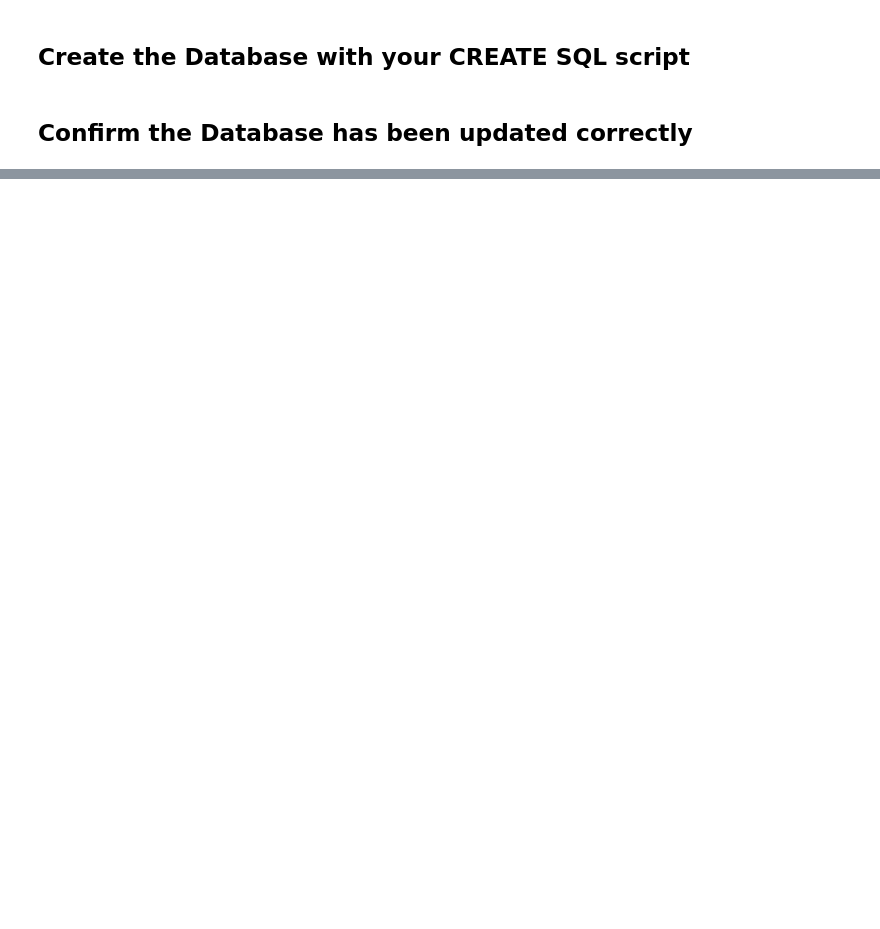
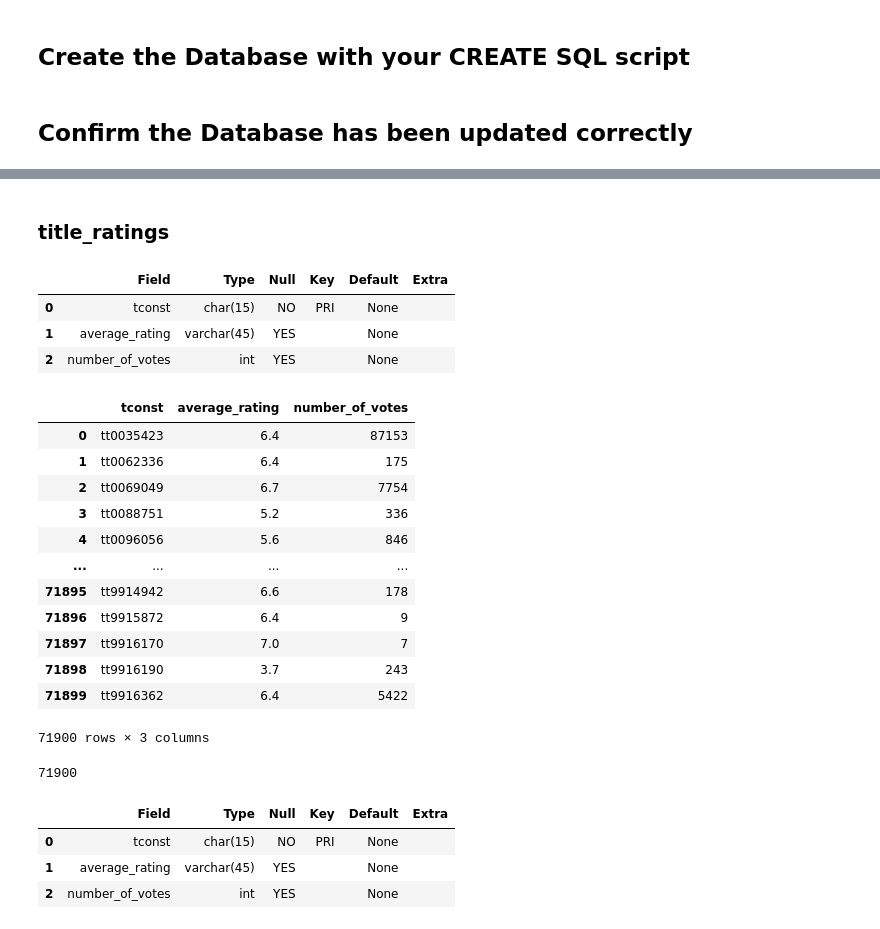
Before and after one commit to swhaley01/Project-2, a Jupyter notebook: Project 2 - Part 2.ipynb, the cells around one changed output, grey strips where cells are left out. Saved outputs shown, nothing was run; the diff lists cells and outputs as text; code cells hidden in the pictures; blank space fills up the shorter version.

```diff
--- a/Project 2 - Part 2.ipynb
+++ b/Project 2 - Part 2.ipynb
@@ -120,0 +232,45 @@ STRING COLUMN MAX LENGTHS:
+# %% [markdown]
+### title_ratings
+# %%
+q = """DESCRIBE ratings;"""
+pd.read_sql(q, engine)
+# %% [output]
+|  | Field | Type | Null | Key | Default | Extra |
+| 0 | tconst | char(15) | NO | PRI | None |  |
+| 1 | average_rating | varchar(45) | YES |  | None |  |
+| 2 | number_of_votes | int | YES |  | None |  |
+# %%
+col_map = {'tconst':'tconst',
+        'averageRating':'average_rating',
+        'numVotes':'number_of_votes',
+          }
+
+ratings_db = ratings[col_map.keys()]
+ratings_db = ratings_db.rename(col_map, axis=1)
+ratings_db
+# %% [output]
+|  | tconst | average_rating | number_of_votes |
+| 0 | tt0035423 | 6.4 | 87153 |
+| 1 | tt0062336 | 6.4 | 175 |
+| 2 | tt0069049 | 6.7 | 7754 |
+| 3 | tt0088751 | 5.2 | 336 |
+| 4 | tt0096056 | 5.6 | 846 |
+| ... | ... | ... | ... |
+| 71895 | tt9914942 | 6.6 | 178 |
+| 71896 | tt9915872 | 6.4 | 9 |
+| 71897 | tt9916170 | 7.0 | 7 |
+| 71898 | tt9916190 | 3.7 | 243 |
+| 71899 | tt9916362 | 6.4 | 5422 |
+71900 rows × 3 columns
+# %%
+ratings_db.to_sql("ratings", engine, index=False, if_exists='append')
+# %% [output]
+71900
+# %%
+q = """DESCRIBE ratings;"""
+pd.read_sql(q, engine)
+# %% [output]
+|  | Field | Type | Null | Key | Default | Extra |
+| 0 | tconst | char(15) | NO | PRI | None |  |
+| 1 | average_rating | varchar(45) | YES |  | None |  |
+| 2 | number_of_votes | int | YES |  | None |  |
```
Also changed, not shown: parts of 17 cells of this notebook, 2 other files.
